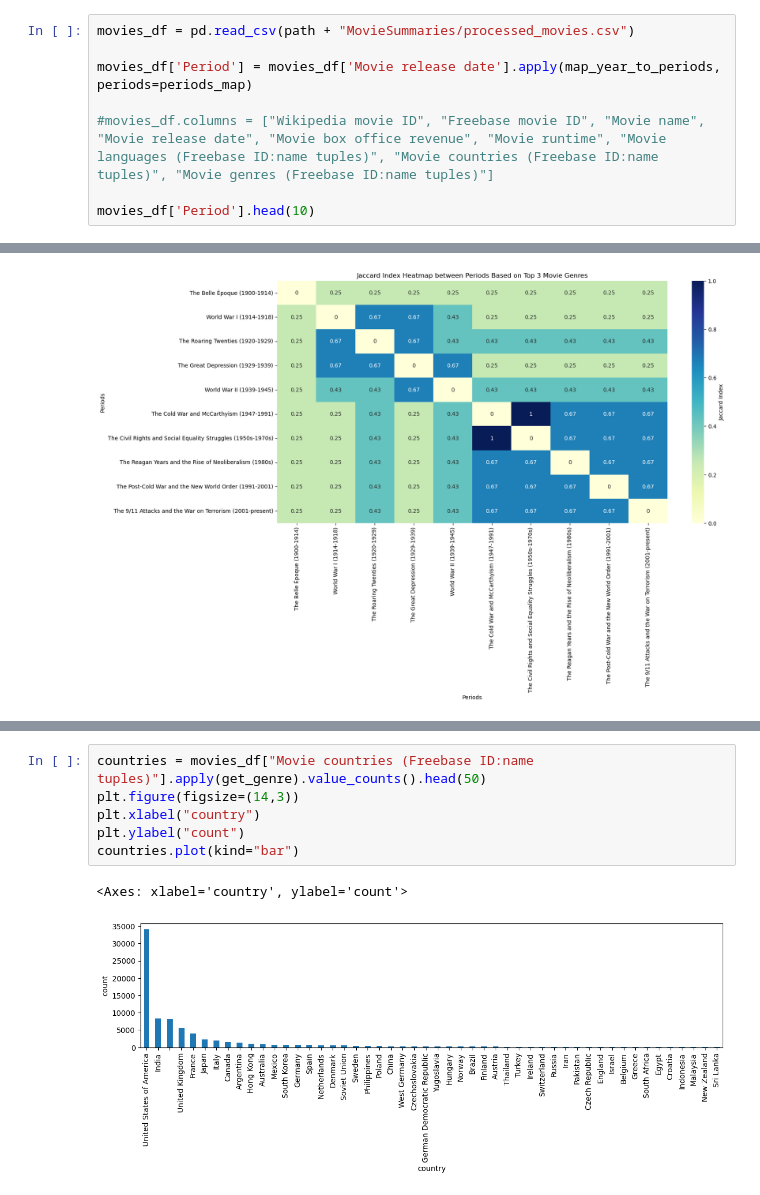
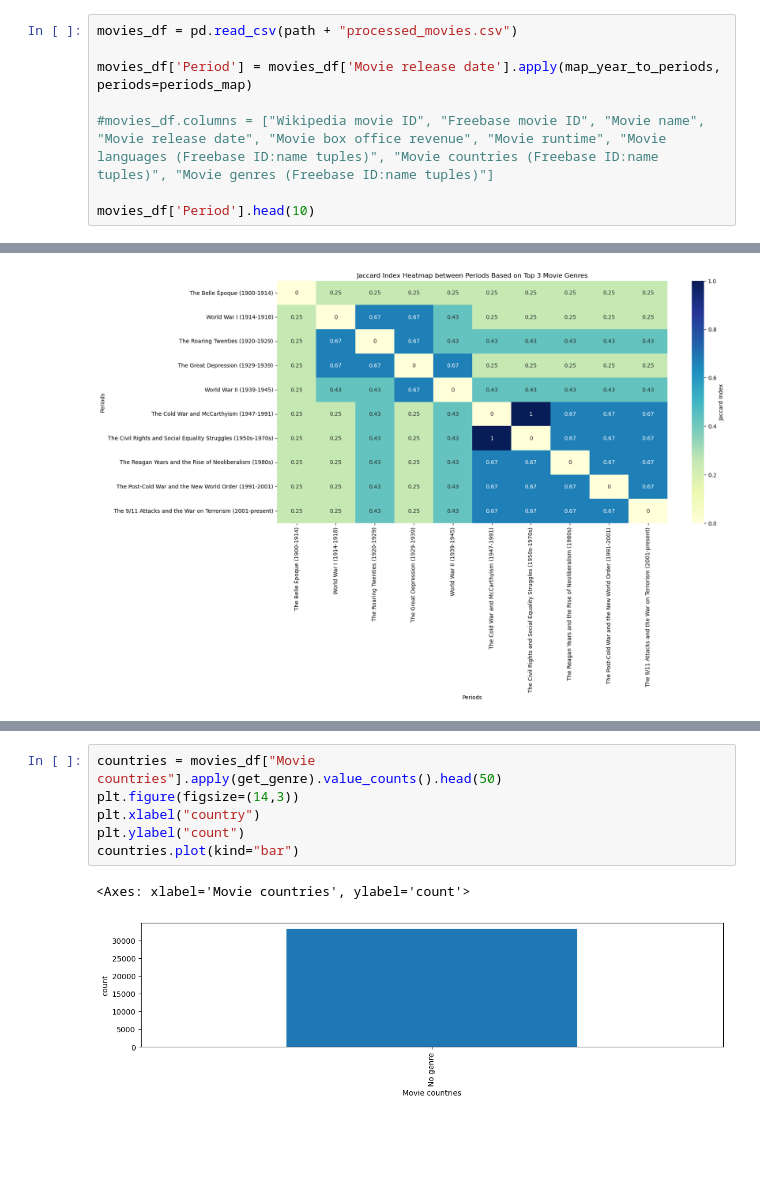
Before and after one commit to epfl-ada/ada-2024-project-metal2024, a Jupyter notebook: results.ipynb, the cells around one changed output, grey strips where cells are left out. Drawn from its saved outputs; the diff is of its cells as text; blank space fills up the shorter version.

```diff
--- a/results.ipynb
+++ b/results.ipynb
@@ -244,7 +244,7 @@ unwanted_genres = ['Silent film', 'Short Film']
 # %% [markdown]
 Filter the movies dataset. We only keep the movies released after 1900 and from the USA.
 # %%
-movies_df = pd.read_csv(path + "MovieSummaries/processed_movies.csv")
+movies_df = pd.read_csv(path + "processed_movies.csv")
 
 movies_df['Period'] = movies_df['Movie release date'].apply(map_year_to_periods, periods=periods_map)
 
@@ -659,12 +666,12 @@ genre_counts.div(genre_counts.sum(axis=1), axis=0).plot(kind="bar", stacked=True
 # %%
-countries = movies_df["Movie countries (Freebase ID:name tuples)"].apply(get_genre).value_counts().head(50)
+countries = movies_df["Movie countries"].apply(get_genre).value_counts().head(50)
 plt.figure(figsize=(14,3))
 plt.xlabel("country")
 plt.ylabel("count")
 countries.plot(kind="bar")
 # %% [output]
-<Axes: xlabel='country', ylabel='count'>
+<Axes: xlabel='Movie countries', ylabel='count'>
-[figure, old version]
+[figure, new version]
 # %%
 def get_language(string):
     try:
```
Also changed, not shown: parts of 14 cells of this notebook, 22 other files.
